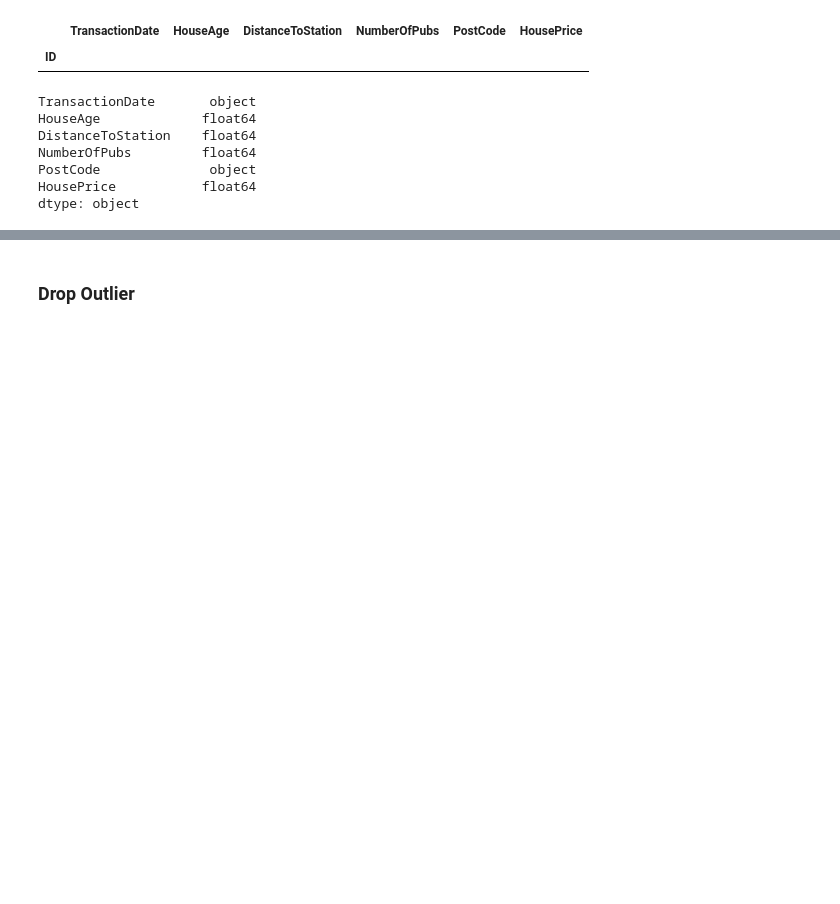
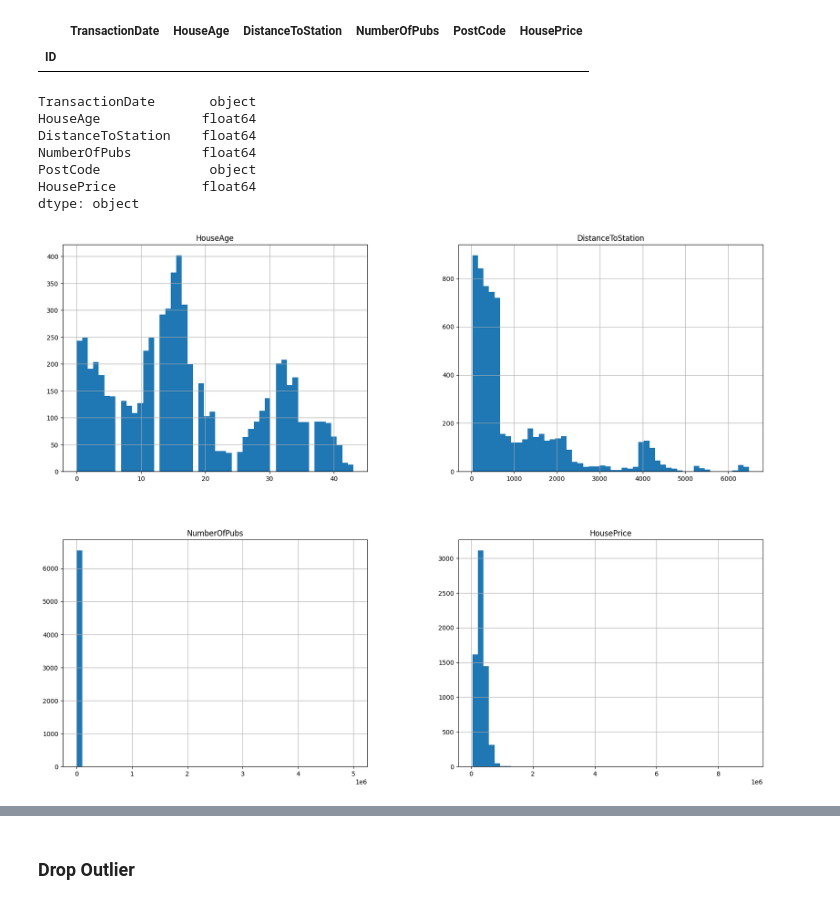
Before and after one commit to hypergalois/HousePricePredictionAPI, a Jupyter notebook: Regression.ipynb, the cells around one changed output, grey strips where cells are left out. Saved outputs shown, nothing was run; the diff lists cells and outputs as text; code cells hidden in the pictures; blank space fills up the shorter version.

```diff
--- a/Regression.ipynb
+++ b/Regression.ipynb
@@ -171,3 +171,8 @@ NumberOfPubs         float64
 PostCode              object
 HousePrice           float64
 dtype: object
+# %%
+train.hist(bins=50, figsize=(20, 15))
+plt.show()
+# %% [output]
+[figure, added]
```
Also changed, not shown: parts of 2 cells of this notebook.
